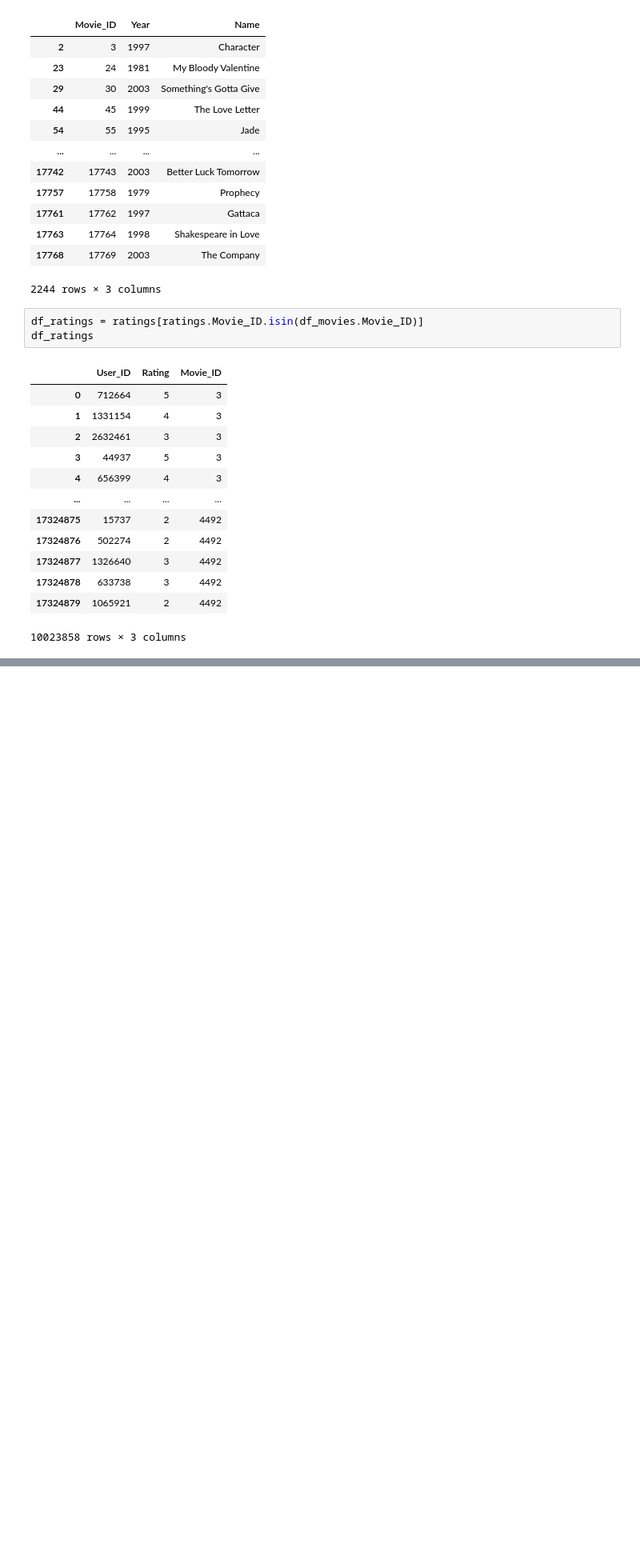
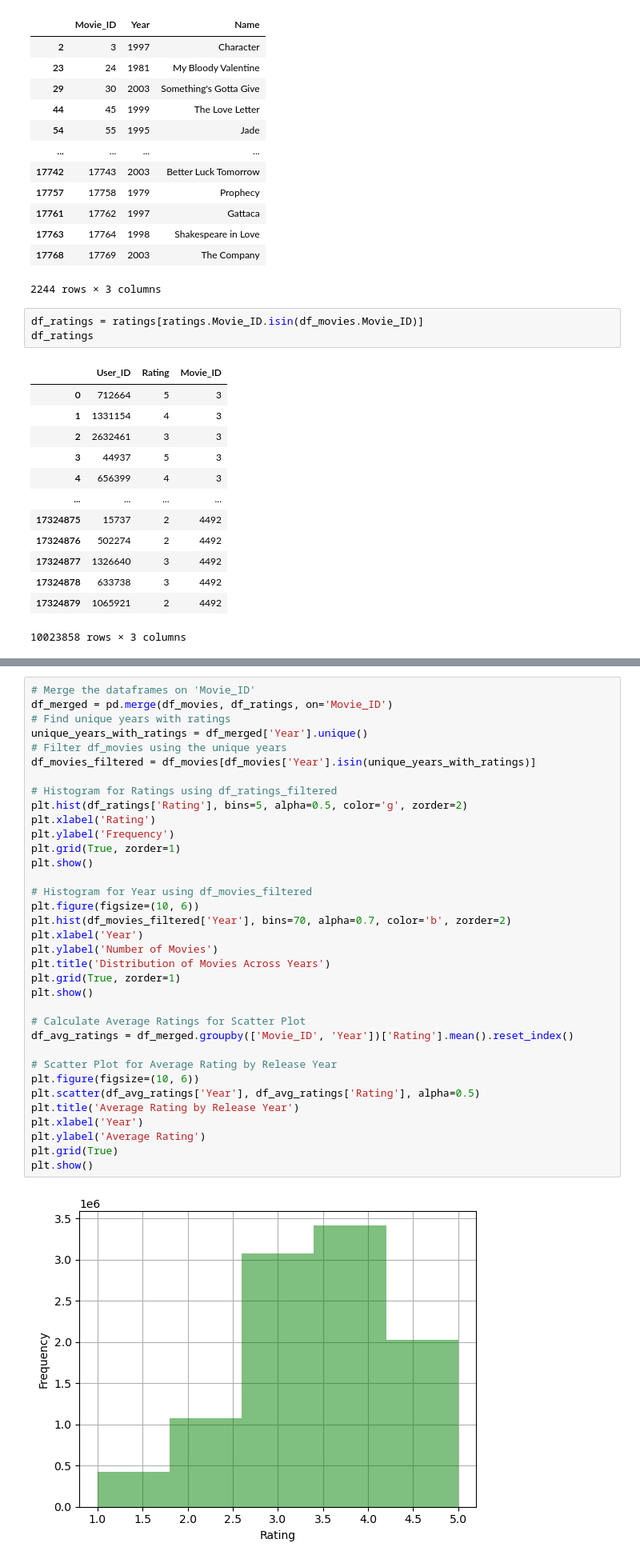
Before and after one commit to jennifer-dtu-2023/02807_project, a Jupyter notebook: netflix.ipynb, the cells around one changed output, grey strips where cells are left out. Shown: that part at 80% size. Cells and saved outputs as stored; diff of their text form; blank space fills up the shorter version.

```diff
--- a/netflix.ipynb
+++ b/netflix.ipynb
@@ -107,0 +137,37 @@ df_ratings
+# %%
+# Merge the dataframes on 'Movie_ID'
+df_merged = pd.merge(df_movies, df_ratings, on='Movie_ID')
+# Find unique years with ratings
+unique_years_with_ratings = df_merged['Year'].unique()
+# Filter df_movies using the unique years
+df_movies_filtered = df_movies[df_movies['Year'].isin(unique_years_with_ratings)]
+
+# Histogram for Ratings using df_ratings_filtered
+plt.hist(df_ratings['Rating'], bins=5, alpha=0.5, color='g', zorder=2)
+plt.xlabel('Rating')
+plt.ylabel('Frequency')
+plt.grid(True, zorder=1)
+plt.show()
+
+# Histogram for Year using df_movies_filtered
+plt.figure(figsize=(10, 6))
+plt.hist(df_movies_filtered['Year'], bins=70, alpha=0.7, color='b', zorder=2)
+plt.xlabel('Year')
+plt.ylabel('Number of Movies')
+plt.title('Distribution of Movies Across Years')
+plt.grid(True, zorder=1)
+plt.show()
+
+# Calculate Average Ratings for Scatter Plot
+df_avg_ratings = df_merged.groupby(['Movie_ID', 'Year'])['Rating'].mean().reset_index()
+
+# Scatter Plot for Average Rating by Release Year
+plt.figure(figsize=(10, 6))
+plt.scatter(df_avg_ratings['Year'], df_avg_ratings['Rating'], alpha=0.5)
+plt.title('Average Rating by Release Year')
+plt.xlabel('Year')
+plt.ylabel('Average Rating')
+plt.grid(True)
+plt.show()
+# %% [output]
+[figure, added]
```
Also changed, not shown: parts of 9 cells of this notebook.
